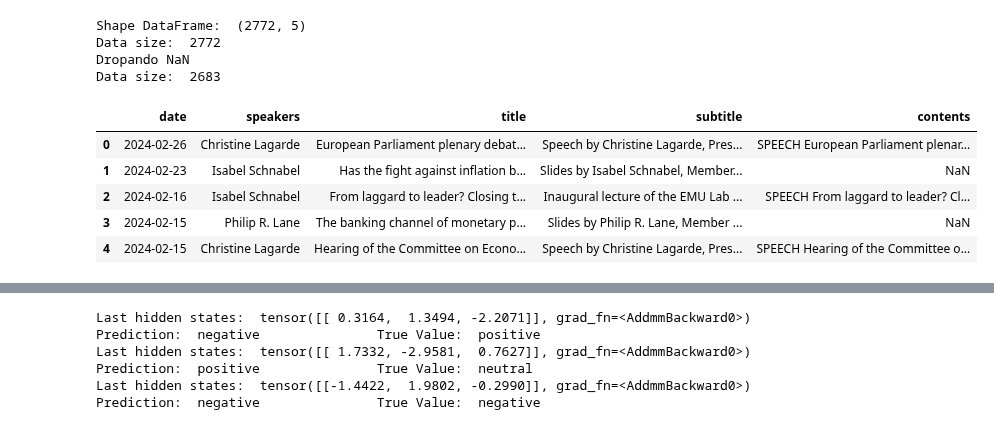
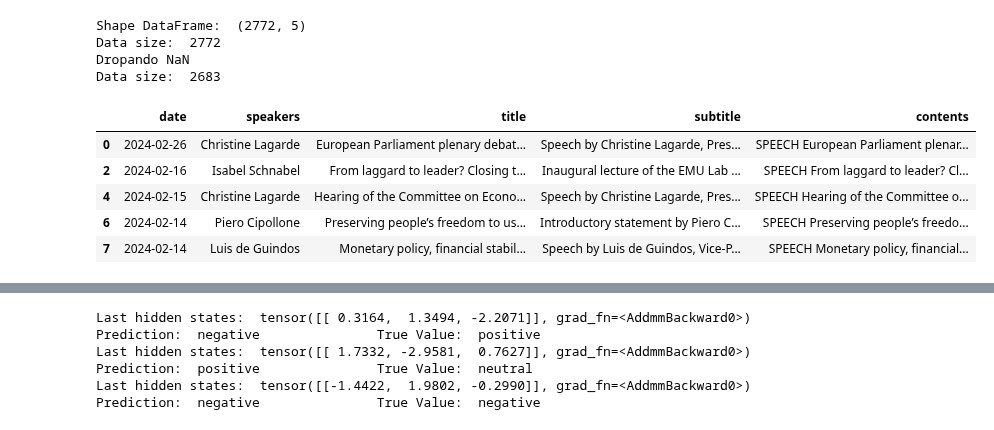
Before and after one commit to LaviniaSD/NPL---SPX, a Jupyter notebook: analises_finbert.ipynb, the cells around one changed output, grey strips where cells are left out. Cells and saved outputs as stored; diff of their text form; code cells hidden in the pictures.

```diff
--- a/analises_finbert.ipynb
+++ b/analises_finbert.ipynb
@@ -13,22 +13,23 @@ import nltk
 # %%
 data = pd.read_csv("all_ECB_speeches.csv", sep="|", encoding="utf-8")
 print("Shape DataFrame: ", data.shape)
 print("Data size: ", data.shape[0])
 data_drop_nan = data.dropna(subset=data.columns)
+data.dropna(subset=data.columns, inplace=True)
 print("Dropando NaN")
 print("Data size: ", data_drop_nan.shape[0] )
 data.head()
 # %% [output]
 Shape DataFrame:  (2772, 5)
 Data size:  2772
 Dropando NaN
 Data size:  2683
 |  | date | speakers | title | subtitle | contents |
 | 0 | 2024-02-26 | Christine Lagarde | European Parliament plenary debat... | Speech by Christine Lagarde, Pres... | SPEECH European Parliament plenar... |
-| 1 | 2024-02-23 | Isabel Schnabel | Has the fight against inflation b... | Slides by Isabel Schnabel, Member... | NaN |
 | 2 | 2024-02-16 | Isabel Schnabel | From laggard to leader? Closing t... | Inaugural lecture of the EMU Lab ... | SPEECH From laggard to leader? Cl... |
-| 3 | 2024-02-15 | Philip R. Lane | The banking channel of monetary p... | Slides by Philip R. Lane, Member ... | NaN |
 | 4 | 2024-02-15 | Christine Lagarde | Hearing of the Committee on Econo... | Speech by Christine Lagarde, Pres... | SPEECH Hearing of the Committee o... |
+| 6 | 2024-02-14 | Piero Cipollone | Preserving people’s freedom to us... | Introductory statement by Piero C... | SPEECH Preserving people’s freedo... |
+| 7 | 2024-02-14 | Luis de Guindos | Monetary policy, financial stabil... | Speech by Luis de Guindos, Vice-P... | SPEECH Monetary policy, financial... |
 # %%
 model = BertForSequenceClassification.from_pretrained("ProsusAI/finbert", num_labels=3)
 tokenizer = BertTokenizer.from_pretrained("ProsusAI/finbert")
```
Also changed, not shown: parts of 4 cells of this notebook, 2 other files.
